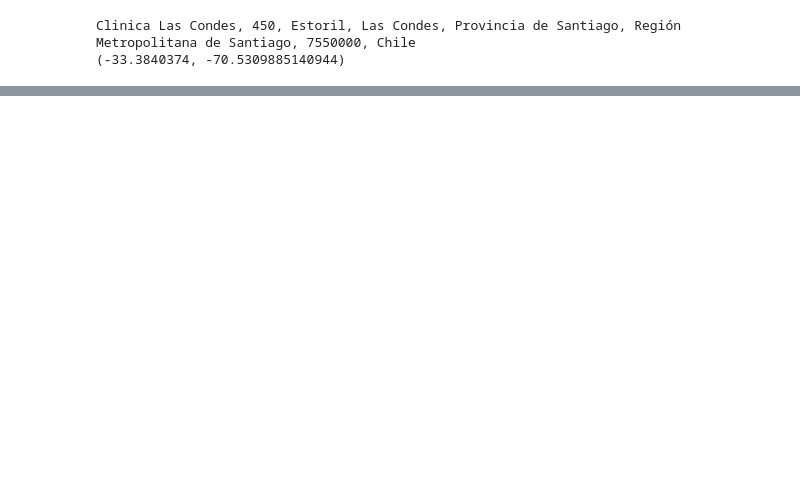
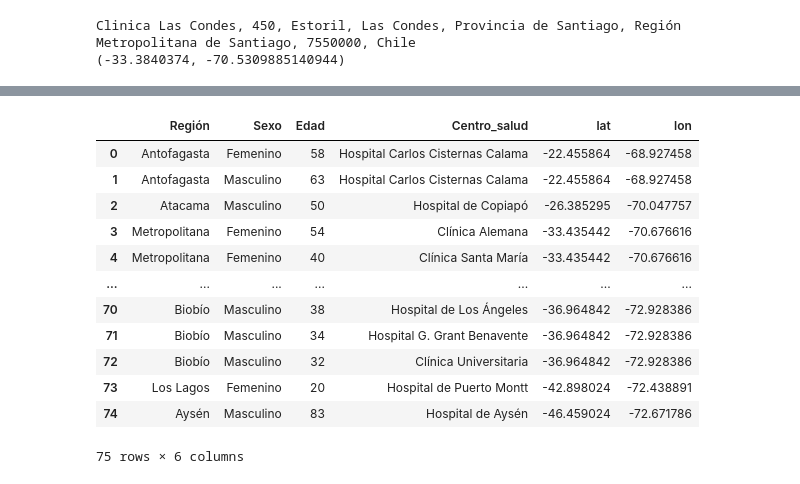
Before and after one commit to demm94/Covid19-CL, a Jupyter notebook: Covid19 Chile Map (Scraping Minsal).ipynb, the cells around one changed output, grey strips where cells are left out. Saved outputs shown, nothing was run; the diff lists cells and outputs as text; code cells hidden in the pictures; blank space fills up the shorter version.

```diff
--- a/Covid19 Chile Map (Scraping Minsal).ipynb
+++ b/Covid19 Chile Map (Scraping Minsal).ipynb
@@ -136,16 +125,12 @@ Clinica Las Condes, 450, Estoril, Las Condes, Provincia de Santiago, Región Met
 (-33.3840374, -70.5309885140944)
 # %%
 geocode = RateLimiter(geolocator.geocode, min_delay_seconds=2)
-print(geocode("Clínica Las Condes, Región Metropolitana, Chile"))
-df_loc = df
-df_loc['Address'] = 'Región ' + df_loc['Región'] + ', Chile'
+df2 = df1.drop(['Cantidad'], axis=1)
 lat = []
 lon = []
-for index, row in df_loc.iterrows():
-    location = geocode(row['Address'])
+for index, row in df2.iterrows():
+    location = geocode('Región ' + row['Región'] + ', Chile')
     lat.append(location.latitude)
     lon.append(location.longitude)
-    print('Done!')
-df_loc['lat'] = lat
-df_loc['lon'] = lon
-df_loc
+df2['lat'] = lat
+df2['lon'] = lon
@@ -216,3 +137,20 @@ Done!
+# %%
+dfm = pd.merge(df, df2, on='Región')
+dfm
+# %% [output]
+|  | Región | Sexo | Edad | Centro_salud | lat | lon |
+| 0 | Antofagasta | Femenino | 58 | Hospital Carlos Cisternas Calama | -22.455864 | -68.927458 |
+| 1 | Antofagasta | Masculino | 63 | Hospital Carlos Cisternas Calama | -22.455864 | -68.927458 |
+| 2 | Atacama | Masculino | 50 | Hospital de Copiapó | -26.385295 | -70.047757 |
+| 3 | Metropolitana | Femenino | 54 | Clínica Alemana | -33.435442 | -70.676616 |
+| 4 | Metropolitana | Femenino | 40 | Clínica Santa María | -33.435442 | -70.676616 |
+| ... | ... | ... | ... | ... | ... | ... |
+| 70 | Biobío | Masculino | 38 | Hospital de Los Ángeles | -36.964842 | -72.928386 |
+| 71 | Biobío | Masculino | 34 | Hospital G. Grant Benavente | -36.964842 | -72.928386 |
+| 72 | Biobío | Masculino | 32 | Clínica Universitaria | -36.964842 | -72.928386 |
+| 73 | Los Lagos | Femenino | 20 | Hospital de Puerto Montt | -42.898024 | -72.438891 |
+| 74 | Aysén | Masculino | 83 | Hospital de Aysén | -46.459024 | -72.671786 |
+75 rows × 6 columns
 # %%
 import folium
 from folium.plugins import MarkerCluster
```
Also changed, not shown: parts of 14 cells of this notebook, 1 other file.
